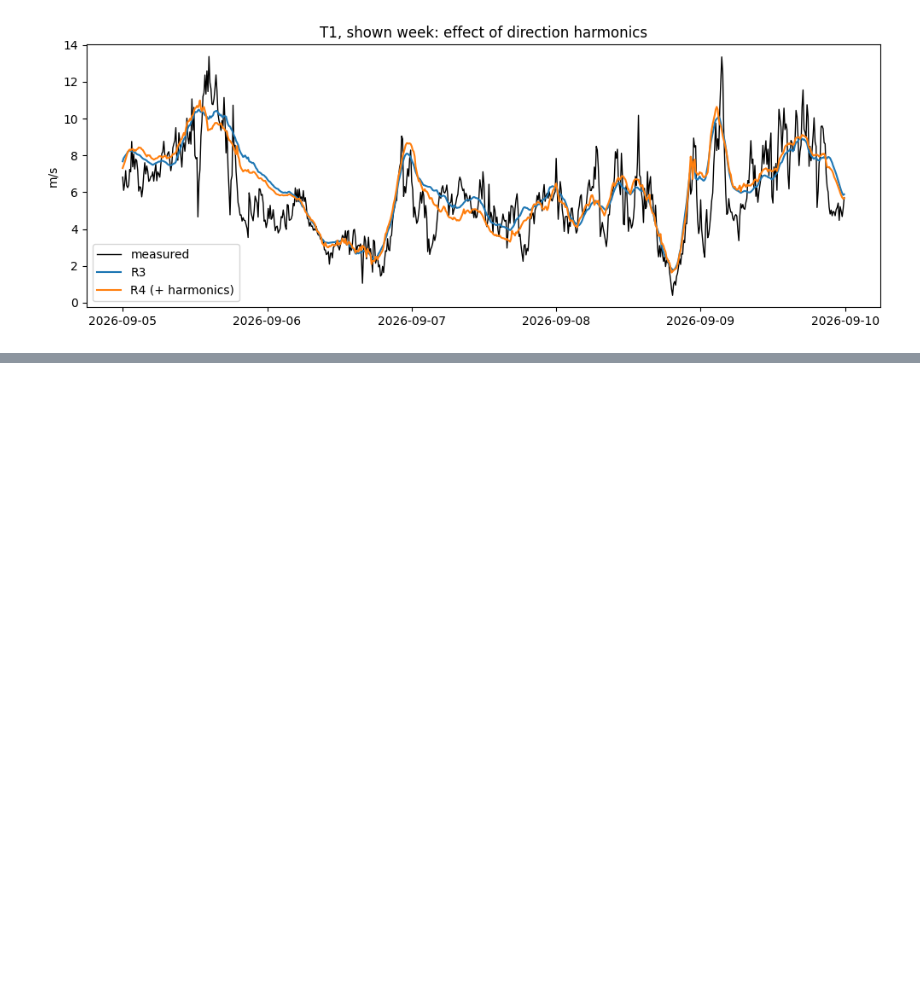
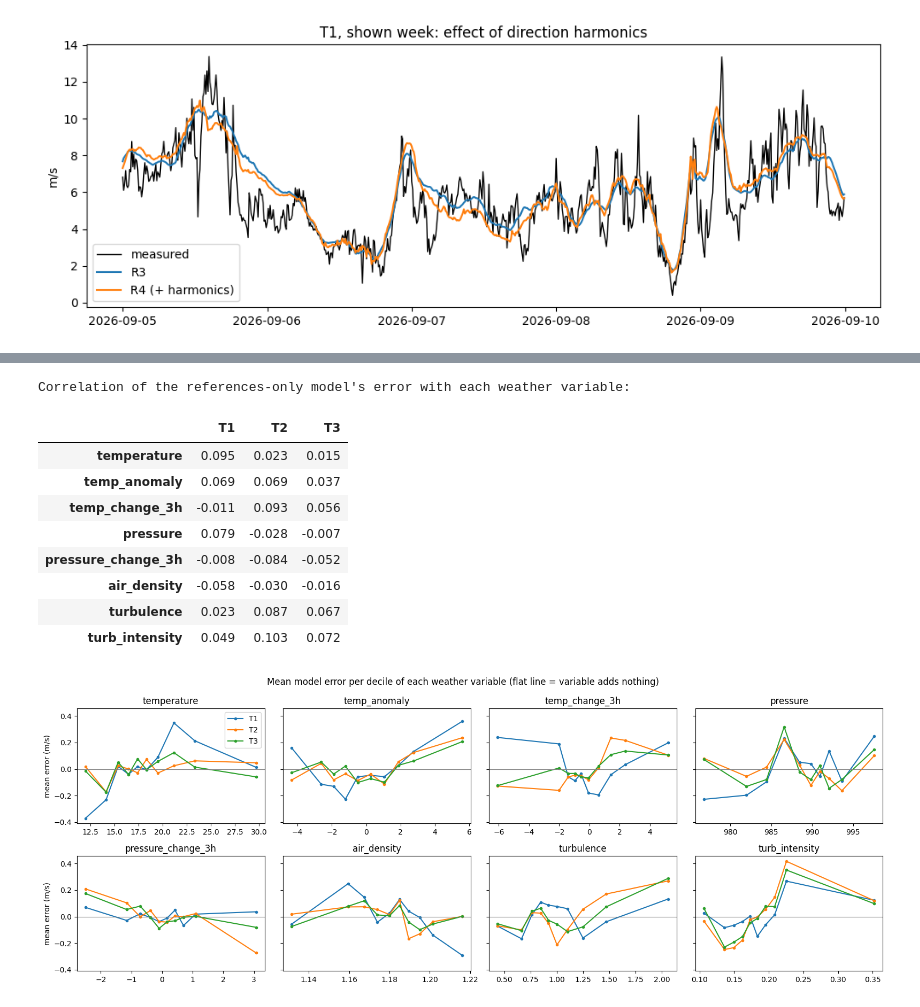
Before and after one commit to AdrianBodrug/Gone-with-the-wind-BayWe-Challenge, a Jupyter notebook: notebooks/data_analysis.ipynb, the cells around one changed output, grey strips where cells are left out. Saved outputs shown, nothing was run; the diff lists cells and outputs as text; code cells hidden in the pictures; blank space fills up the shorter version.

Commit message:
frontend push

```diff
--- a/notebooks/data_analysis.ipynb
+++ b/notebooks/data_analysis.ipynb
@@ -2175,0 +2489,20 @@ plt.show()
+# %%
+h_park = [r for r in refs if r.startswith("H")]
+temp = wide["ambient_temperature"][refs].mean(axis=1)
+pres = wide["air_pressure"][h_park].mean(axis=1)                 # O park pressure is a placeholder
+turb = wide["wind_speed_stddev"][h_park].mean(axis=1)
+ws_h = ws[h_park].mean(axis=1)
+sm = lambda s: s.rolling(13, center=True, min_periods=7).mean()  # same 130-min smoothing as the references
+
+W = pd.DataFrame({
+    "temperature":        sm(temp),
+    "temp_anomaly":       sm(temp - temp.rolling(144, center=True, min_periods=72).mean()),  # vs. daily mean: day/night stability
+    "temp_change_3h":     temp.diff(18),                                                    # warming / cooling
+    "pressure":           sm(pres),
+    "pressure_change_3h": pres.diff(18),                                                    # passing weather systems, fronts
+    "air_density":        sm(pres * 100 / (287.05 * (temp + 273.15))),
+    "turbulence":         sm(turb),
+    "turb_intensity":     sm(turb / ws_h),                                                  # gustiness relative to wind speed
+}, index=full_idx)
+Wz = (W - W[train_dev].mean()) / W[train_dev].std()             # standardised: effects comparable per 1 std
+display(W[train_dev].describe().T.round(2))
@@ -2175,0 +2519,33 @@ plt.show()
+# %%
+base = {}
+for t in targets:
+    F, ref_cols = features_for(t, relevant_refs[t])
+    base[t] = (F, ref_cols, cv_predict(t, weighted_predictor(t, F[ref_cols], ref_cols)))
+
+corr = pd.DataFrame({t: W[train_dev].corrwith((ws[t] - base[t][2])[train_dev]) for t in targets})
+print("Correlation of the references-only model's error with each weather variable:")
+display(corr.round(3))
+
+fig, axes = plt.subplots(2, 4, figsize=(16, 6), sharey=True)
+for ax, var in zip(axes.flat, W.columns):
+    for t in targets:
+        err = (ws[t] - base[t][2])[train_dev]
+        dec = pd.qcut(W[var][train_dev], 10, duplicates="drop")
+        g = err.groupby(dec, observed=True).mean()
+        ax.plot([iv.mid for iv in g.index], g.values, marker="o", ms=3, label=t)
+    ax.axhline(0, color="grey", lw=0.8); ax.set_title(var)
+axes[0, 0].set_ylabel("mean error (m/s)"); axes[1, 0].set_ylabel("mean error (m/s)"); axes[0, 0].legend()
+plt.suptitle("Mean model error per decile of each weather variable (flat line = variable adds nothing)")
+plt.tight_layout(); plt.show()
+# %% [output]
+Correlation of the references-only model's error with each weather variable:
+|  | T1 | T2 | T3 |
+| temperature | 0.095 | 0.023 | 0.015 |
+| temp_anomaly | 0.069 | 0.069 | 0.037 |
+| temp_change_3h | -0.011 | 0.093 | 0.056 |
+| pressure | 0.079 | -0.028 | -0.007 |
+| pressure_change_3h | -0.008 | -0.084 | -0.052 |
+| air_density | -0.058 | -0.030 | -0.016 |
+| turbulence | 0.023 | 0.087 | 0.067 |
+| turb_intensity | 0.049 | 0.103 | 0.072 |
+[figure, added]
```
Also changed, not shown: parts of 12 cells of this notebook, 1 other file.
